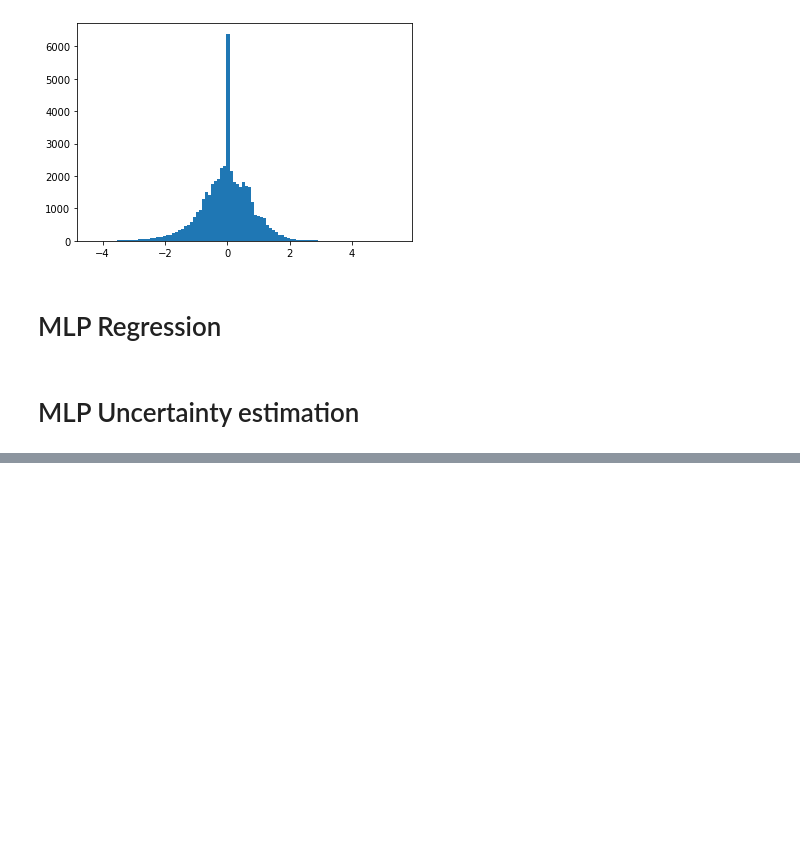
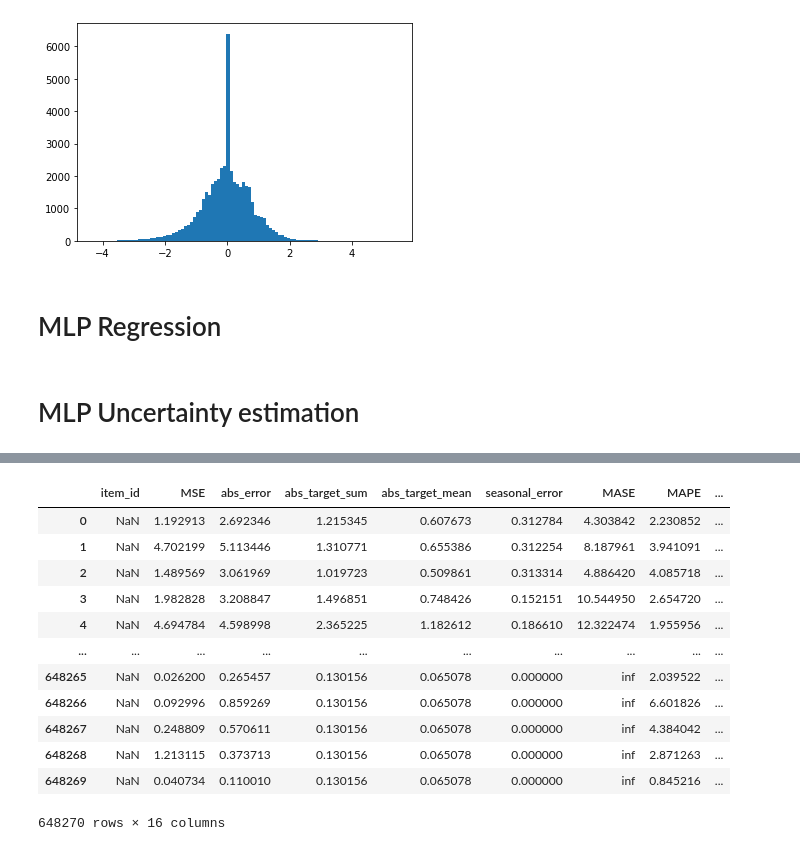
Before and after one commit to yagudinamir/probabilistic-time-series, a Jupyter notebook: notebooks/pytorch-ts-baseline.ipynb, the cells around one changed output, grey strips where cells are left out. Cells and saved outputs as stored; diff of their text form; code cells hidden in the pictures; blank space fills up the shorter version.

```diff
--- a/notebooks/pytorch-ts-baseline.ipynb
+++ b/notebooks/pytorch-ts-baseline.ipynb
@@ -153,0 +310,16 @@ AttributeError: 'SimpleFeedForwardTrainingNetwork' object has no attribute 'disr
+# %%
+item_metrics
+# %% [output]
+|  | item_id | MSE | abs_error | abs_target_sum | abs_target_mean | seasonal_error | MASE | MAPE | ... |
+| 0 | NaN | 1.192913 | 2.692346 | 1.215345 | 0.607673 | 0.312784 | 4.303842 | 2.230852 | ... |
+| 1 | NaN | 4.702199 | 5.113446 | 1.310771 | 0.655386 | 0.312254 | 8.187961 | 3.941091 | ... |
+| 2 | NaN | 1.489569 | 3.061969 | 1.019723 | 0.509861 | 0.313314 | 4.886420 | 4.085718 | ... |
+| 3 | NaN | 1.982828 | 3.208847 | 1.496851 | 0.748426 | 0.152151 | 10.544950 | 2.654720 | ... |
+| 4 | NaN | 4.694784 | 4.598998 | 2.365225 | 1.182612 | 0.186610 | 12.322474 | 1.955956 | ... |
+| ... | ... | ... | ... | ... | ... | ... | ... | ... | ... |
+| 648265 | NaN | 0.026200 | 0.265457 | 0.130156 | 0.065078 | 0.000000 | inf | 2.039522 | ... |
+| 648266 | NaN | 0.092996 | 0.859269 | 0.130156 | 0.065078 | 0.000000 | inf | 6.601826 | ... |
+| 648267 | NaN | 0.248809 | 0.570611 | 0.130156 | 0.065078 | 0.000000 | inf | 4.384042 | ... |
+| 648268 | NaN | 1.213115 | 0.373713 | 0.130156 | 0.065078 | 0.000000 | inf | 2.871263 | ... |
+| 648269 | NaN | 0.040734 | 0.110010 | 0.130156 | 0.065078 | 0.000000 | inf | 0.845216 | ... |
+648270 rows × 16 columns
```
Also changed, not shown: parts of 40 cells of this notebook, 42 other files.
